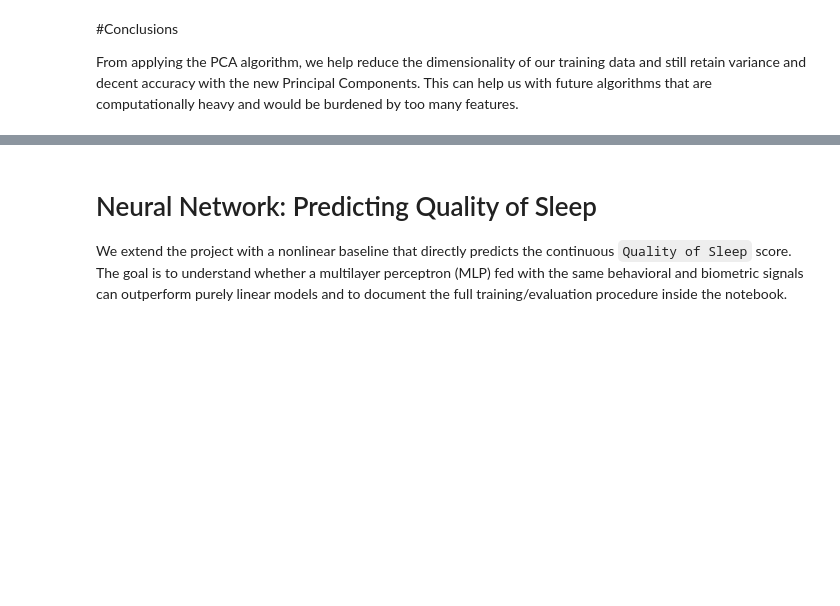
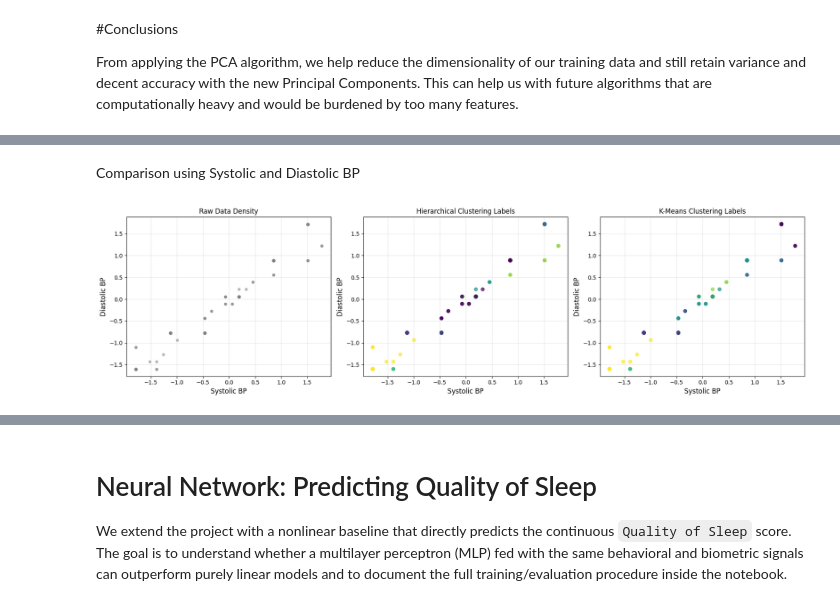
Before and after one commit to itswwong/csm148-project, a Jupyter notebook: CS148_Project.ipynb, the cells around one changed output, grey strips where cells are left out. Drawn from its saved outputs; the diff is of its cells as text; code cells hidden in the pictures; blank space fills up the shorter version.

```diff
--- a/CS148_Project.ipynb
+++ b/CS148_Project.ipynb
@@ -1165,0 +1195,47 @@ From applying the PCA algorithm, we help reduce the dimensionality of our traini
+# %%
+hierarchical = AgglomerativeClustering(n_clusters=7, metric='euclidean', linkage='ward')
+hierarchical_clusters = hierarchical.fit_predict(X_train_scaled_pre_PCA_3)
+
+kmeans = KMeans(n_clusters=7, random_state=42, n_init='auto')
+kmeans_clusters = kmeans.fit_predict(X_train_scaled_pre_PCA_3)
+# %% [markdown]
+Comparison using Systolic and Diastolic BP
+# %%
+# X-axis: (Index 1, Feature: Systolic_BP)
+x_index = 1
+x_feature_name = 'Systolic_BP'
+
+# Y-axis: (Index 0: Feature: Diastolic_BP)
+y_index = 0
+y_feature_name = 'Diastolic_BP'
+
+fig, plots = plt.subplots(1, 3, figsize=(18, 5))
+
+x = X_train_scaled_pre_PCA_3[:, x_index]
+y = X_train_scaled_pre_PCA_3[:, y_index]
+
+# Raw Data density
+plots[0].scatter(x, y, c='gray', alpha=0.5, s=20)
+plots[0].set_xlabel('Systolic BP', fontsize=12)
+plots[0].set_ylabel('Diastolic BP', fontsize=12)
+plots[0].set_title('Raw Data Density')
+plots[0].grid(True, alpha=0.3)
+
+# Hierarchical Labels
+plots[1].scatter(x, y, c=hierarchical_clusters, cmap='viridis', alpha = 0.7)
+plots[1].set_xlabel('Systolic BP', fontsize=12)
+plots[1].set_ylabel('Diastolic BP', fontsize=12)
+plots[1].set_title('Hierarchical Clustering Labels')
+plots[1].grid(True, alpha=0.3)
+
+# K-Means Labels
+plots[2].scatter(x, y, c=kmeans_clusters, cmap='viridis', alpha = 0.7)
+plots[2].set_xlabel('Systolic BP', fontsize=12)
+plots[2].set_ylabel('Diastolic BP', fontsize=12)
+plots[2].set_title('K-Means Clustering Labels')
+plots[2].grid(True, alpha=0.3)
+
+plt.tight_layout()
+plt.show()
+# %% [output]
+[figure, added]
```
Also changed, not shown: parts of 27 cells of this notebook.
